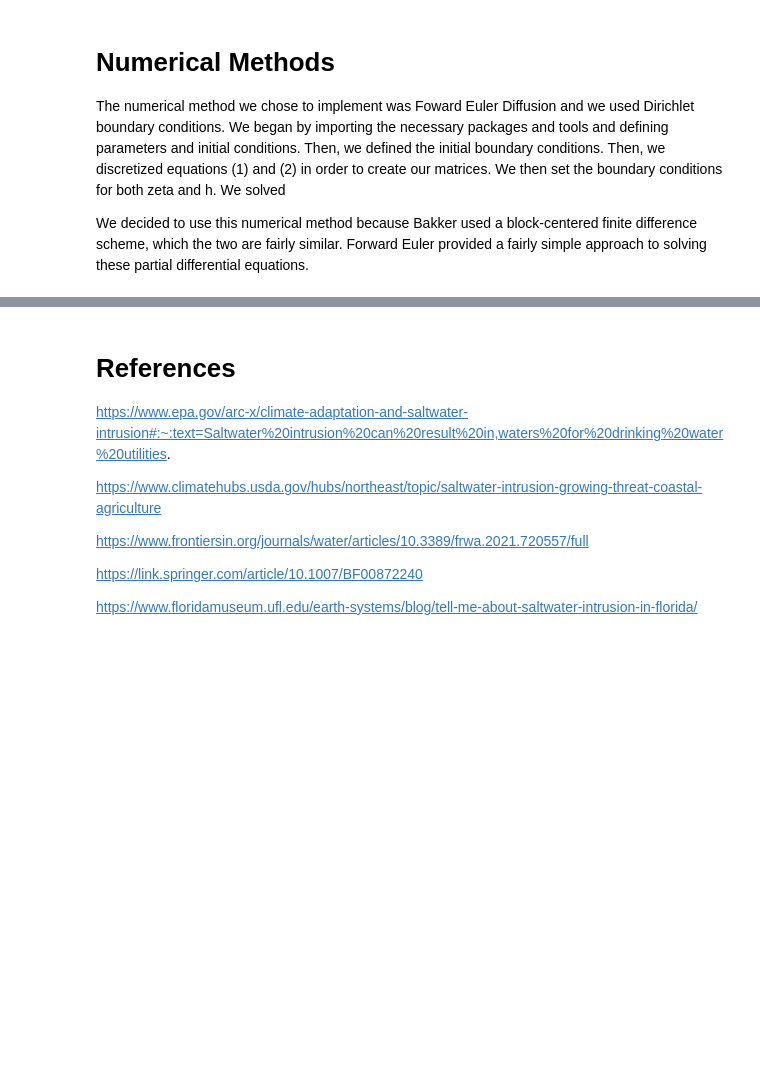
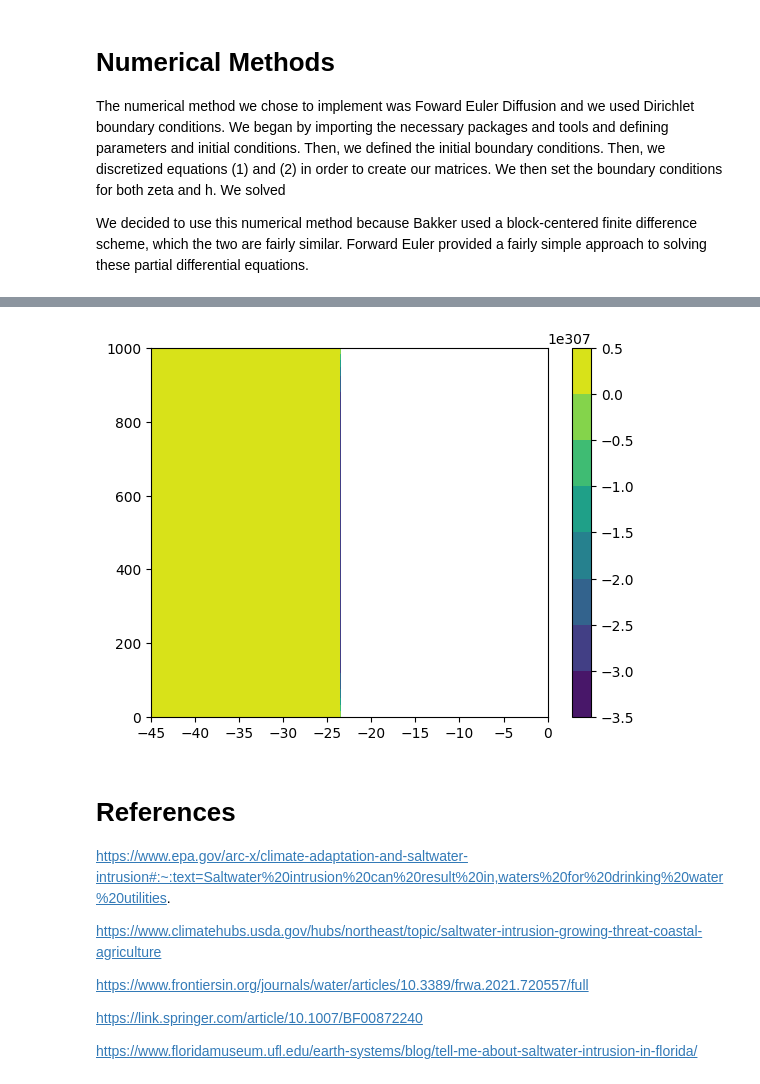
Before and after one commit to ashtonesims/Burkholder_Sims_Final, a Jupyter notebook: Burkholder_Sims_EAS4610_Final.ipynb, the cells around one changed output, grey strips where cells are left out. Drawn from its saved outputs; the diff is of its cells as text; code cells hidden in the pictures; blank space fills up the shorter version.

```diff
--- a/Burkholder_Sims_EAS4610_Final.ipynb
+++ b/Burkholder_Sims_EAS4610_Final.ipynb
@@ -133,3 +159,9 @@ Z[-1,:] = zetaf
+# %%
+plt.contourf(z,x,Z)
+plt.colorbar()
+plt.show()
+# %% [output]
+[figure, added]
 # %% [markdown]
 # **References**
 
```
Also changed, not shown: parts of 2 cells of this notebook.
